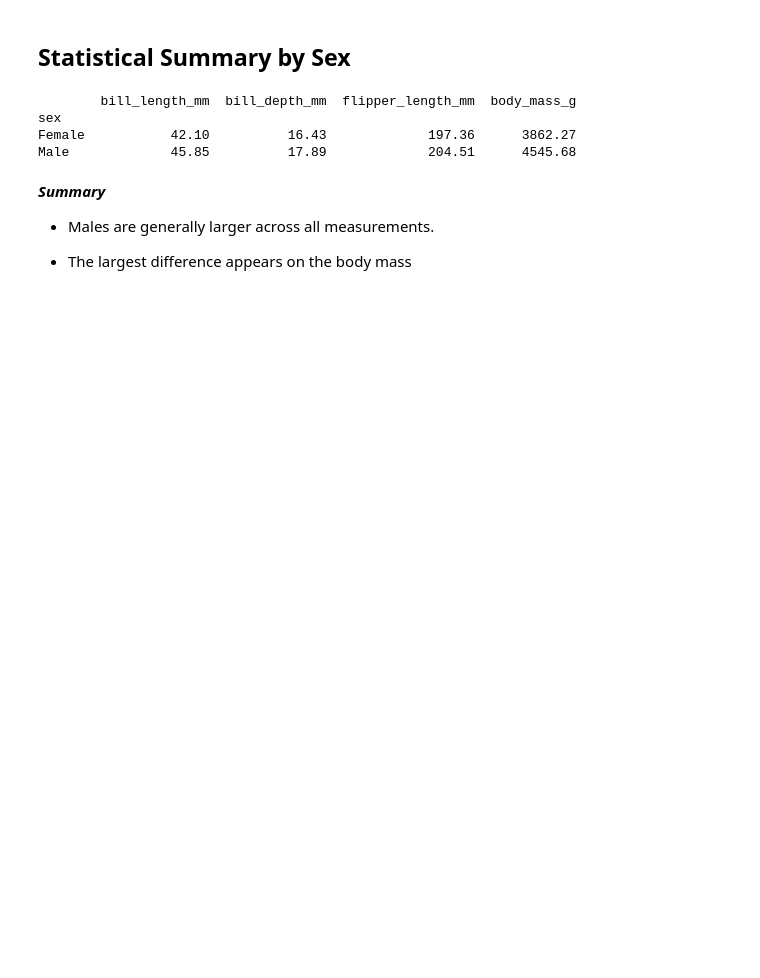
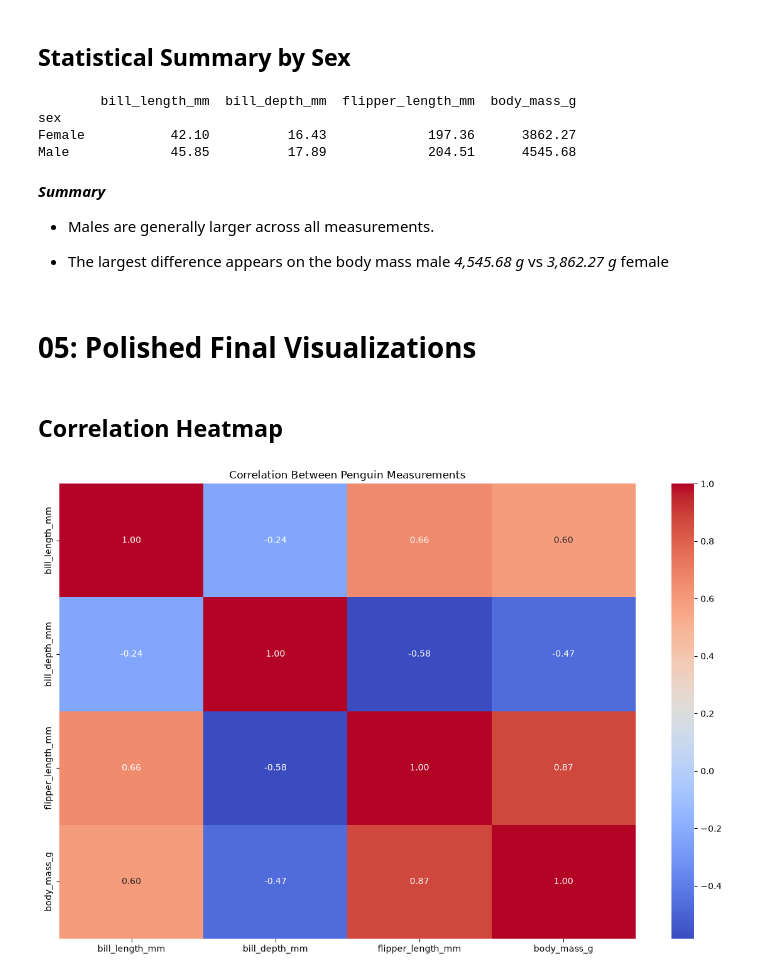
Before and after one commit to CH-CHISAKA/Machine_Learning_and_Data_Science, a Jupyter notebook: 04-assignments/01-assignment/palmer-penguins.ipynb, the cells around one changed output. Cells and saved outputs as stored; diff of their text form; code cells hidden in the pictures; blank space fills up the shorter version.

Commit message:
complete exercise week01 implementation
palmer_penguin_dataset exploration and visualization

sub: 20-Sept-2026

```diff
--- a/04-assignments/01-assignment/palmer-penguins.ipynb
+++ b/04-assignments/01-assignment/palmer-penguins.ipynb
@@ -366,4 +392,23 @@ Male             45.85          17.89             204.51      4545.68
 
 - Males are generally larger across all measurements.
 
-- The largest difference appears on the body mass
+- The largest difference appears on the body mass male _4,545.68 g_ vs _3,862.27 g_ female
+# %% [markdown]
+# 05: Polished Final Visualizations
+# %% [markdown]
+## Correlation Heatmap
+# %%
+plt.figure(figsize=(12,8))
+sns.heatmap(
+    numeric_cols.corr(),
+    annot=True,
+    cmap="coolwarm",
+    fmt=".2f"
+
+)
+
+plt.title("Correlation Between Penguin Measurements")
+plt.tight_layout()
+plt.show()
+# %% [output]
+[figure, added]
```
Also changed, not shown: parts of 18 cells of this notebook.
